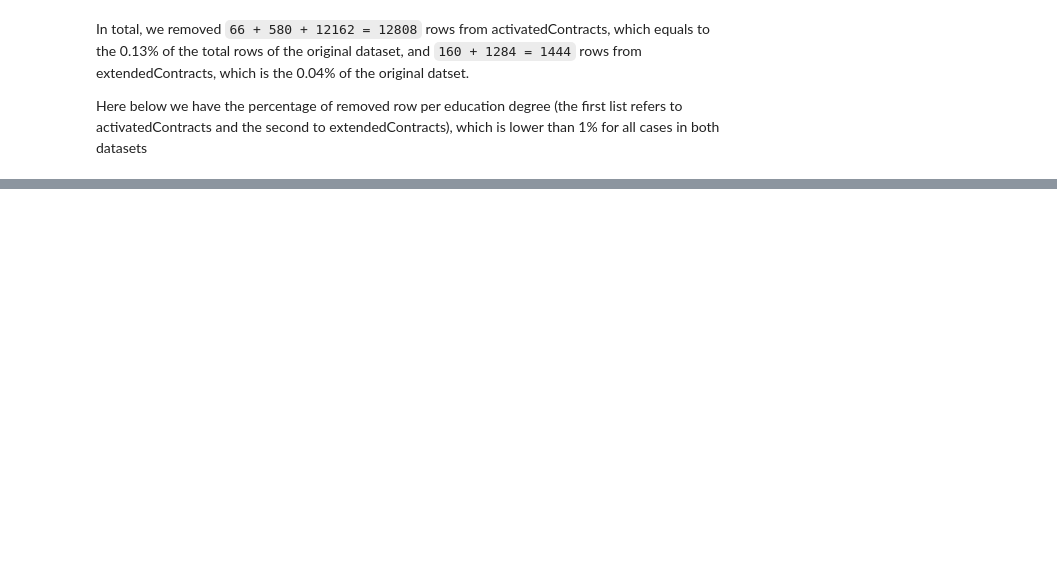
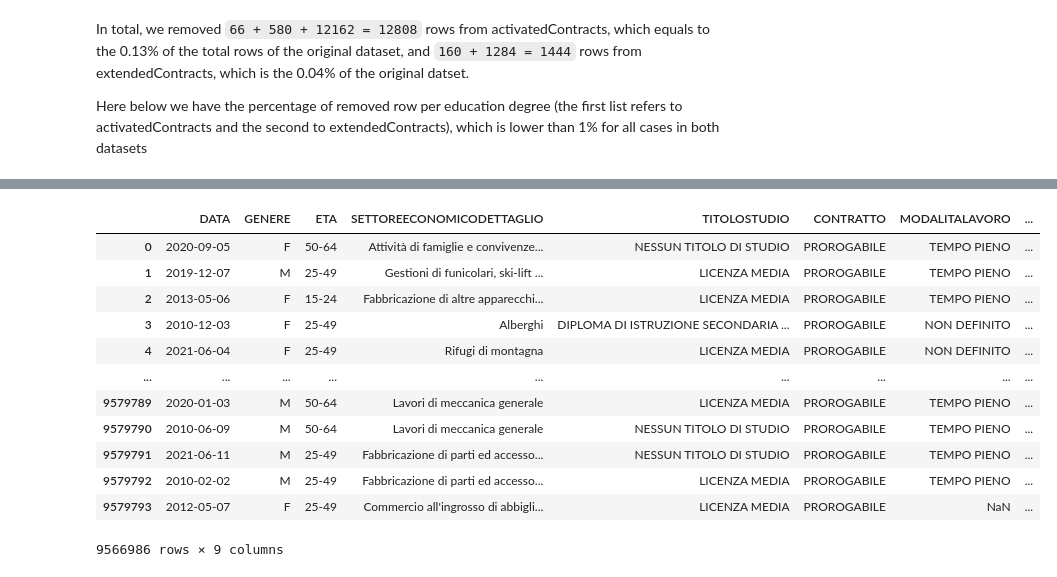
Before and after one commit to BruhZul/DataScienceLaboratory, a Jupyter notebook: Preproc/DatasetTransformation.ipynb, the cells around one changed output, grey strips where cells are left out. Cells and saved outputs as stored; diff of their text form; code cells hidden in the pictures; blank space fills up the shorter version.

```diff
--- a/Preproc/DatasetTransformation.ipynb
+++ b/Preproc/DatasetTransformation.ipynb
@@ -4,10 +4,10 @@
 
 If you want to actually execute the instructions, it is necessary to insert the path of the input and output dataset. Then, the notebook can be run altogether.
 # %%
-activatedContractsPath = "<input_path>\\Rapporti_di_lavoro_attivati.csv"
-activatedTranformedPath = "<output_path>\\Transformed_lavori_attivati.csv"
-extendedContractsPath = "<input_path>\\Rapporti_di_lavoro_prorogati.csv"
-extendededTranformedPath = "<output_path>\\Transformed_lavori_prorogati.csv"
+activatedContractsPath = "C:\\Users\\rotol\\Downloads\\csvs\\Rapporti_di_lavoro_attivati.csv"
+activatedTranformedPath = "C:\\Users\\rotol\\Downloads\\res\\Transformed_lavori_attivati.csv"
+extendedContractsPath = "C:\\Users\\rotol\\Downloads\\csvs\\Rapporti_di_lavoro_prorogati.csv"
+extendededTranformedPath = "C:\\Users\\rotol\\Downloads\\res\\Transformed_lavori_prorogati.csv"
 # %% [markdown]
 All the necessary libraries are imported:
 # %%
@@ -205,0 +446,25 @@ print("Final lenght of extendedContracts: ", len(extendedContracts))
+# %%
+'''First the age values are substituted with values 0,1,2,3 (from "15-24" to "65 o piu'"), then they are changed with the
+actual names'''
+#For activatedContracts
+activatedContracts.loc[activatedContracts.ETA < 25, 'ETA'] = 0
+activatedContracts.loc[(activatedContracts.ETA > 24) & (activatedContracts.ETA < 50), 'ETA'] = 1
+activatedContracts.loc[(activatedContracts.ETA > 49) & (activatedContracts.ETA < 65), 'ETA'] = 2
+activatedContracts.loc[activatedContracts.ETA > 64, 'ETA'] = 3
+
+activatedContracts = activatedContracts.replace({0:"15-24", 1:"25-49", 2:"50-64", 3:"65 o piu'"})
+activatedContracts
+# %% [output]
+|  | DATA | GENERE | ETA | SETTOREECONOMICODETTAGLIO | TITOLOSTUDIO | CONTRATTO | MODALITALAVORO | ... |
+| 0 | 2020-09-05 | F | 50-64 | Attività di famiglie e convivenze... | NESSUN TITOLO DI STUDIO | PROROGABILE | TEMPO PIENO | ... |
+| 1 | 2019-12-07 | M | 25-49 | Gestioni di funicolari, ski-lift ... | LICENZA MEDIA | PROROGABILE | TEMPO PIENO | ... |
+| 2 | 2013-05-06 | F | 15-24 | Fabbricazione di altre apparecchi... | LICENZA MEDIA | PROROGABILE | TEMPO PIENO | ... |
+| 3 | 2010-12-03 | F | 25-49 | Alberghi | DIPLOMA DI ISTRUZIONE SECONDARIA ... | PROROGABILE | NON DEFINITO | ... |
+| 4 | 2021-06-04 | F | 25-49 | Rifugi di montagna | LICENZA MEDIA | PROROGABILE | NON DEFINITO | ... |
+| ... | ... | ... | ... | ... | ... | ... | ... | ... |
+| 9579789 | 2020-01-03 | M | 50-64 | Lavori di meccanica generale | LICENZA MEDIA | PROROGABILE | TEMPO PIENO | ... |
+| 9579790 | 2010-06-09 | M | 50-64 | Lavori di meccanica generale | NESSUN TITOLO DI STUDIO | PROROGABILE | TEMPO PIENO | ... |
+| 9579791 | 2021-06-11 | M | 25-49 | Fabbricazione di parti ed accesso... | NESSUN TITOLO DI STUDIO | PROROGABILE | TEMPO PIENO | ... |
+| 9579792 | 2010-02-02 | M | 25-49 | Fabbricazione di parti ed accesso... | LICENZA MEDIA | PROROGABILE | TEMPO PIENO | ... |
+| 9579793 | 2012-05-07 | F | 25-49 | Commercio all'ingrosso di abbigli... | LICENZA MEDIA | PROROGABILE | NaN | ... |
+9566986 rows × 9 columns
```
Also changed, not shown: parts of 39 cells of this notebook.
